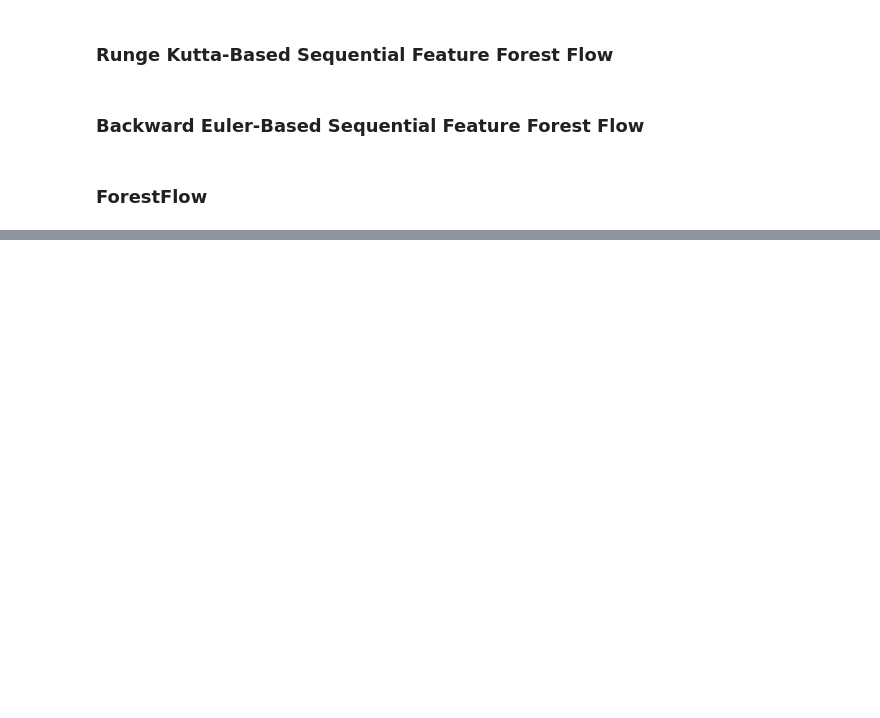
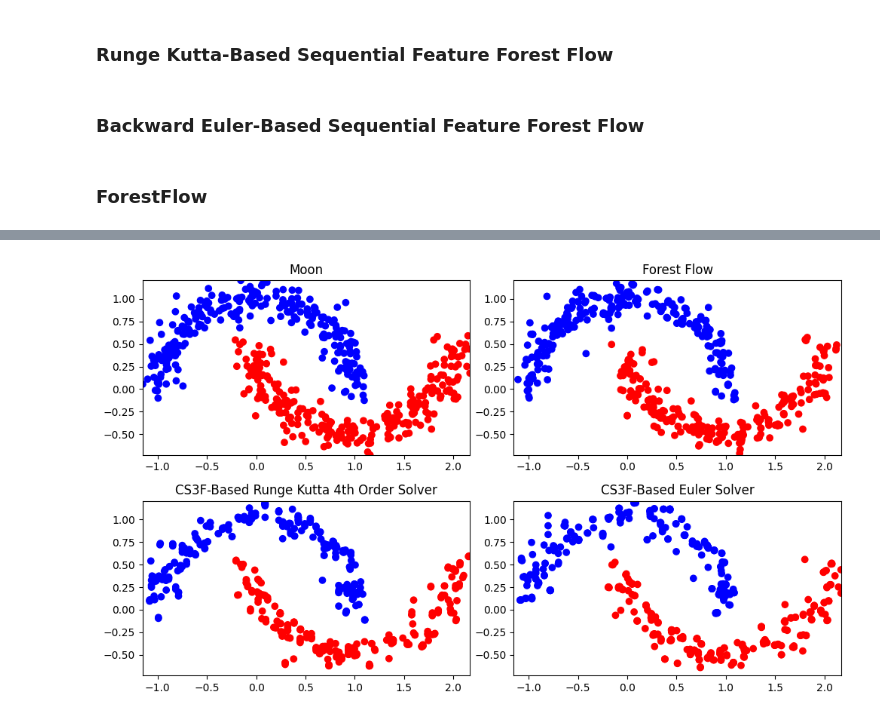
Before and after one commit to AngeClementAkazan/Sequential-FeatureForestFlow, a Jupyter notebook: Iris_Plot.ipynb, the cells around one changed output, grey strips where cells are left out. Cells and saved outputs as stored; diff of their text form; code cells hidden in the pictures; blank space fills up the shorter version.

```diff
--- a/Iris_Plot.ipynb
+++ b/Iris_Plot.ipynb
@@ -176,0 +196,3 @@ plt.show()
+# %%
+# Create two moons dataset
+X, y = make_moons(n_samples=500, noise=0.1)
@@ -177,3 +213,64 @@ plt.show()
+# %%
+HS3F_Euler=feature_forest_flow(X, # Must be a Numpy dataset and
+               y=y, # must be a categorical/binary variable
+               label_cond=True, #Boolean argument that specifies wether or not we use label-based conditional generation
+               cat_y=True, # Binary variable indicating whether or not the output is categorical
+               n_t=50, # number of noise level
+               model='xgboost', # xgboost, random_forest, lgbm, catboost,
+               solver_type='Euler', # solver type: argument (Euler or Rg4)
+               model_type='HS3F',n_jobs=-1, # cpus used (feel free to limit it to something small, this will leave more cpus per model; for lgbm you have to use n_jobs=1, otherwise it will never finish)
+               n_batch=0, # If >0 use the data iterator with the specified number of batches
+               ngen=1, # The number generated batches, it will help us to limit the multinomial sampling in case the first variable of the data is categorical based on the class frequencies of this variable
+               seed=0).generate(batch_size=None)
+# %%
+# %%time
+forest_model = ForestDiffusionModel(X, label_y=y, n_t=50, duplicate_K=100, bin_indexes=[], cat_indexes=[], int_indexes=[], diffusion_type='flow', n_jobs=-1, seed=0)
+ForestFlow= forest_model.generate(batch_size=X.shape[0])
+# %%
+# Create subplots
+def data_range(X):
+  # Calculate the data range for x and y axes
+  x_r= X[:, 0].min(), X[:, 0].max()
+  y_r= X[:, 1].min(), X[:, 1].max()
+  return x_r, y_r
+x_r, y_r=data_range(X)
+fig, axes = plt.subplots(2, 2, figsize=(10, 6))
+# print(len(axes))
+ax1, ax2, ax3, ax4= axes.flatten()  # Flatten the 2D array of axes to a 1D array
+
+# Real data
+scatter = ax1.scatter(X[:, 0], X[:, 1], cmap='bwr', c=y)
+ax1.set_xlim(x_r)
+ax1.set_ylim(y_r)
+# ax1.legend(scatter.legend_elements()[0],  loc="upper center", title="Classes",prop={'size': 8})
+ax1.set_title("Moon")
+
+# Forest flow data
+scatter = ax2.scatter(ForestFlow[:, 0],ForestFlow[:, 1],cmap='bwr', c=ForestFlow[:, -1])
+ax2.set_xlim(x_r)
+ax2.set_ylim(y_r)
+# ax2.legend(scatter.legend_elements()[0],  loc="upper center", title="Classes",prop={'size': 8})
+ax2.set_title("Forest Flow")
+
+# HS3F-Based Rg4 data
+scatter = ax3.scatter(HS3F_Rg4[:, 0], HS3F_Rg4[:, 1],cmap='bwr', c=HS3F_Rg4[:, -1])
+ax3.set_xlim(x_r)
+ax3.set_ylim(y_r)
+# ax3.legend(scatter.legend_elements()[0],  loc="upper center", title="Classes",prop={'size': 8})
+ax3.set_title("CS3F-Based Runge Kutta 4th Order Solver")
+
+
+# HS3F-Based Euler data
+
+scatter = ax4.scatter(HS3F_Euler[:, 0], HS3F_Euler[:, 1],cmap='bwr', c=HS3F_Euler[:, -1])
+ax4.set_xlim(x_r)
+ax4.set_ylim(y_r)
+ax4.set_title("CS3F-Based Euler Solver")
+# Adjust layout
+plt.tight_layout()
+plt.show()
+# %% [output]
+[figure, added]
 # %%
 # from Seq3F.data_loader_ import dataset_loader
 # # Get data tictactoe
```
Also changed, not shown: parts of 13 cells of this notebook, 7 other files.
